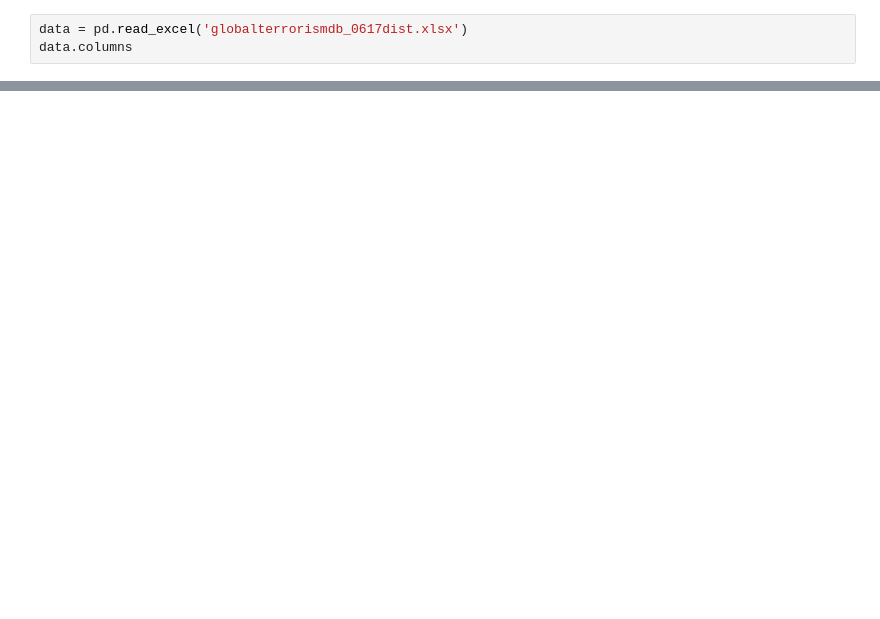
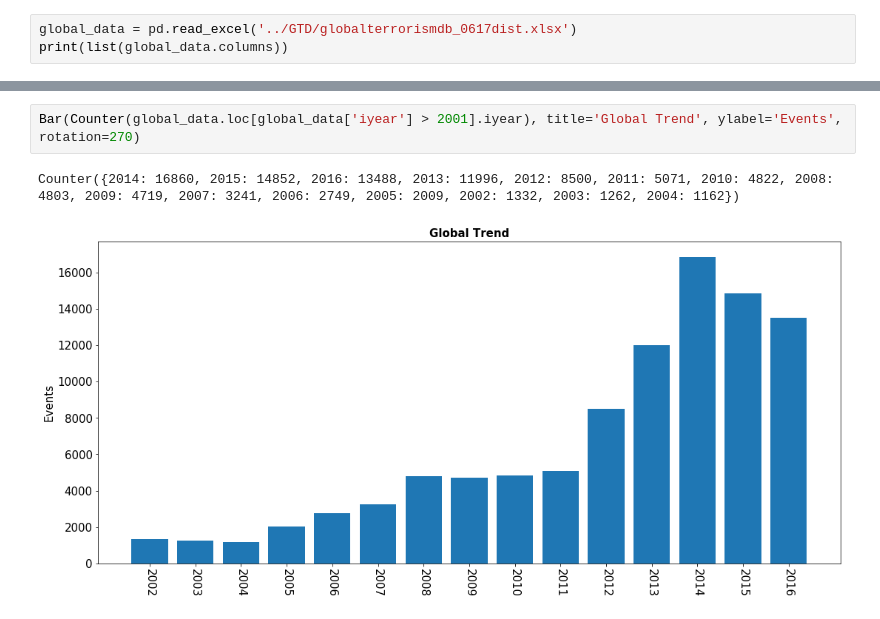
Before and after one commit to henrydambanemuya/gtd-usa, a Jupyter notebook: USA Terrorism Data.ipynb, the cells around one changed output, grey strips where cells are left out. Saved outputs shown, nothing was run; the diff lists cells and outputs as text; blank space fills up the shorter version.

Commit message:
added visualization plots

```diff
--- a/USA Terrorism Data.ipynb
+++ b/USA Terrorism Data.ipynb
@@ -8,4 +58,4 @@ pd.set_option('display.max_colwidth', -1)
 # %%
-data = pd.read_excel('globalterrorismdb_0617dist.xlsx')
-data.columns
+global_data = pd.read_excel('../GTD/globalterrorismdb_0617dist.xlsx')
+print(list(global_data.columns))
 # %% [output]
@@ -51,0 +78,5 @@ Counter({2014: 16860, 2015: 14852, 2016: 13488, 2013: 11996, 2012: 8500, 1992: 5
+# %%
+Bar(Counter(global_data.loc[global_data['iyear'] > 2001].iyear), title='Global Trend', ylabel='Events', rotation=270)
+# %% [output]
+Counter({2014: 16860, 2015: 14852, 2016: 13488, 2013: 11996, 2012: 8500, 2011: 5071, 2010: 4822, 2008: 4803, 2009: 4719, 2007: 3241, 2006: 2749, 2005: 2009, 2002: 1332, 2003: 1262, 2004: 1162})
+[figure, added]
```
Also changed, not shown: parts of 17 cells of this notebook.
